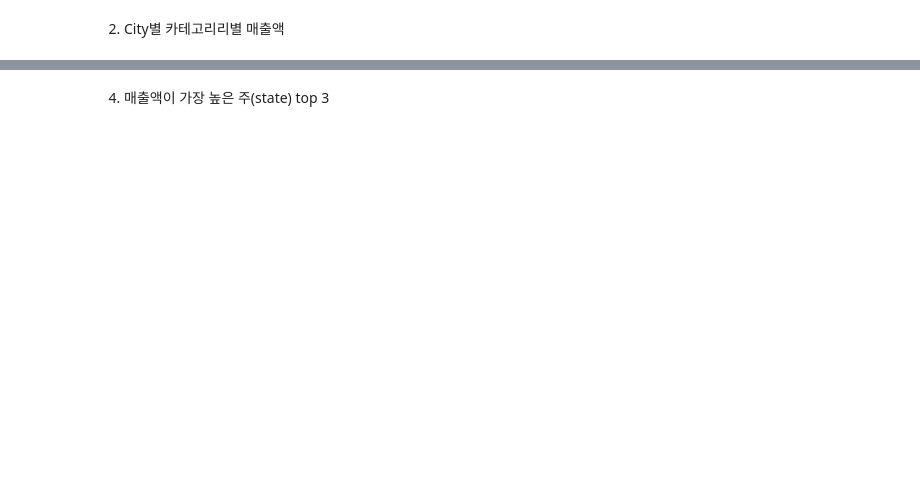
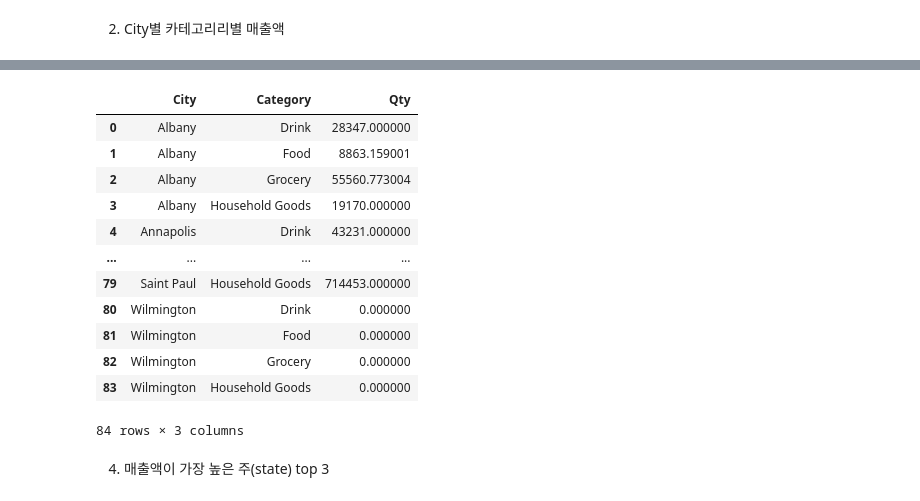
Before and after one commit to junseyeon/Python, a Jupyter notebook: 2023.08.14_data-preprocessing/chapter 02. 데이터프레임 결합.ipynb, the cells around one changed output, grey strips where cells are left out. Saved outputs shown, nothing was run; the diff lists cells and outputs as text; code cells hidden in the pictures; blank space fills up the shorter version.

```diff
--- a/2023.08.14_data-preprocessing/chapter 02. 데이터프레임 결합.ipynb
+++ b/2023.08.14_data-preprocessing/chapter 02. 데이터프레임 결합.ipynb
@@ -386,2 +454,18 @@ stores = pd.read_csv("https://raw.githubusercontent.com/DA4BAM/dataset/master/ts
+# %%
+temp.groupby(['City','Category'], as_index=False)['Qty'].sum()
+# %% [output]
+|  | City | Category | Qty |
+| 0 | Albany | Drink | 28347.000000 |
+| 1 | Albany | Food | 8863.159001 |
+| 2 | Albany | Grocery | 55560.773004 |
+| 3 | Albany | Household Goods | 19170.000000 |
+| 4 | Annapolis | Drink | 43231.000000 |
+| ... | ... | ... | ... |
+| 79 | Saint Paul | Household Goods | 714453.000000 |
+| 80 | Wilmington | Drink | 0.000000 |
+| 81 | Wilmington | Food | 0.000000 |
+| 82 | Wilmington | Grocery | 0.000000 |
+| 83 | Wilmington | Household Goods | 0.000000 |
+84 rows × 3 columns
 # %% [markdown]
 4) 매출액이 가장 높은 주(state) top 3
```
Also changed, not shown: parts of 11 cells of this notebook, 26 other files.
